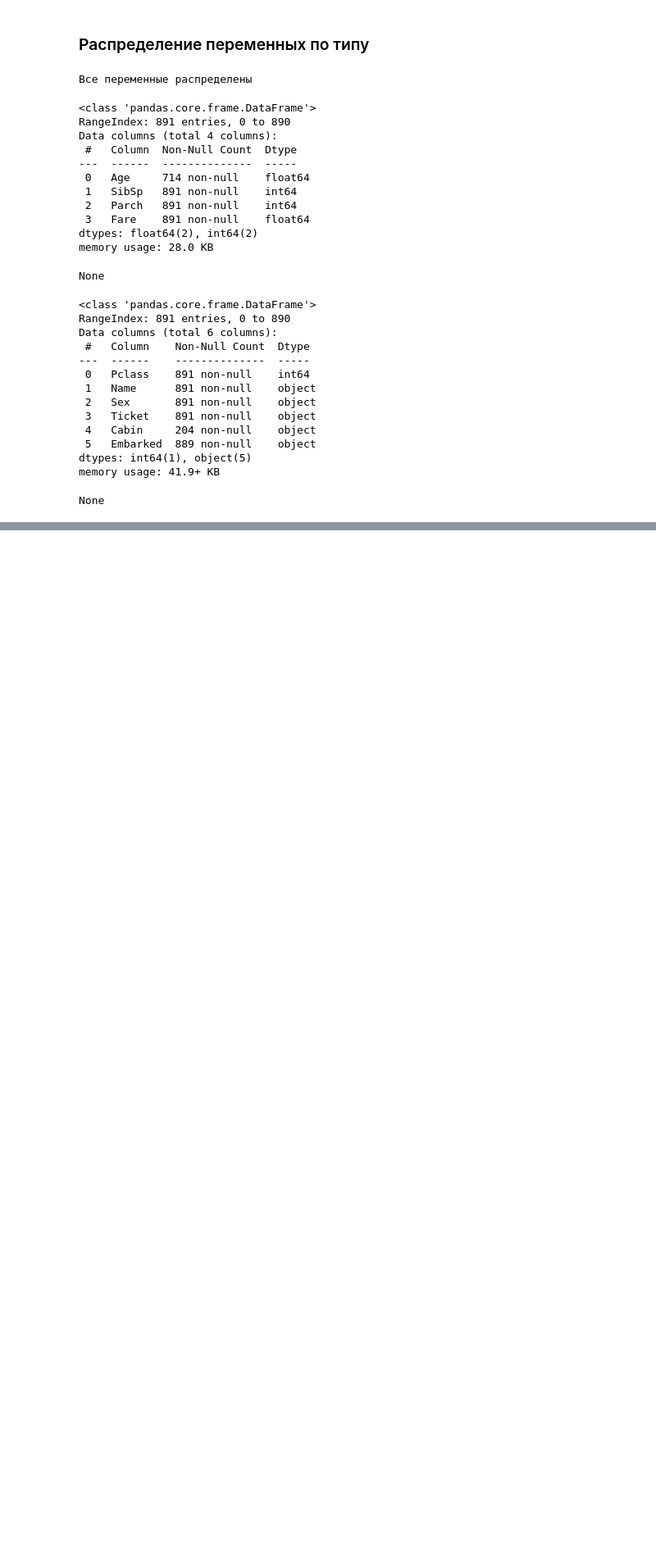
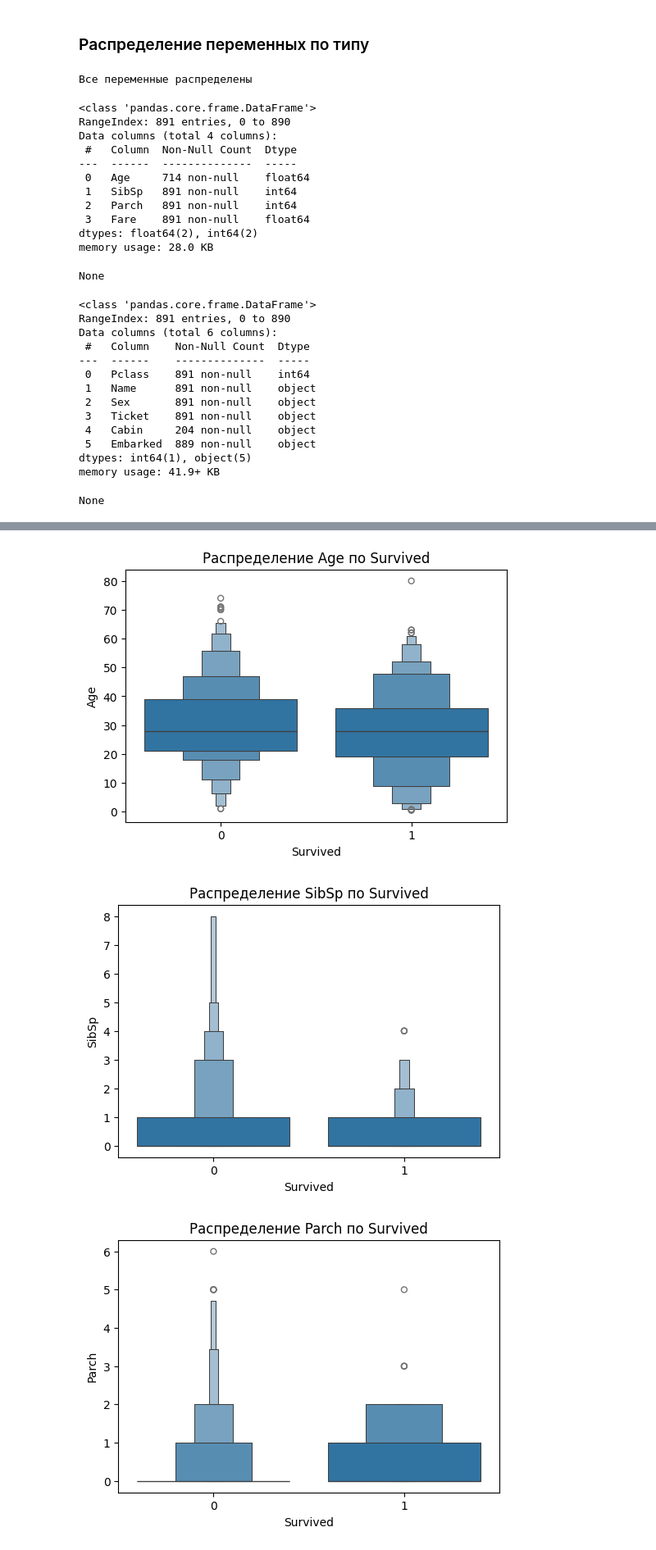
Before and after one commit to tatarin02/studying, a Jupyter notebook: Kaggle/Titanic/Анализ данных и препроцессинг для линейных моделей 09_12_25.ipynb, the cells around one changed output, grey strips where cells are left out. Shown: that part at 82% size. Saved outputs shown, nothing was run; the diff lists cells and outputs as text; code cells hidden in the pictures; blank space fills up the shorter version.

```diff
--- a/Kaggle/Titanic/Анализ данных и препроцессинг для линейных моделей 09_12_25.ipynb
+++ b/Kaggle/Titanic/Анализ данных и препроцессинг для линейных моделей 09_12_25.ipynb
@@ -127,6 +151,12 @@ list_num_ftrs = [
     ,'Parch'
     ,'Fare'
 ]
+
+list_num_with_outliers = [
+     'Age'
+    ,'Fare'
+]
+
 list_not_num_ftrs = [
      'Pclass'
     ,'Name'
@@ -137,6 +167,10 @@ list_not_num_ftrs = [
 
 ]
 
+list_not_num_ftrs_empty = [
+     'Cabin'
+]
+
 if set(df_train_row.columns) == set(list_num_ftrs + list_not_num_ftrs + [feature_id, target_name]):
     print('Все переменные распределены')
 else:
@@ -175,0 +214,12 @@ None
+# %%
+#Аналз распределений
+
+for col in list_num_ftrs:
+    plt.figure(figsize=(6, 4), dpi = 100)
+    sns.boxenplot(data=df_train_row, x=target_name, y=col)
+    plt.title(f"Распределение {col} по {target_name}")
+    plt.show()
+# %% [output]
+[figure, added]
+[figure, added]
+[figure, added]
```
Also changed, not shown: parts of 16 cells of this notebook.
